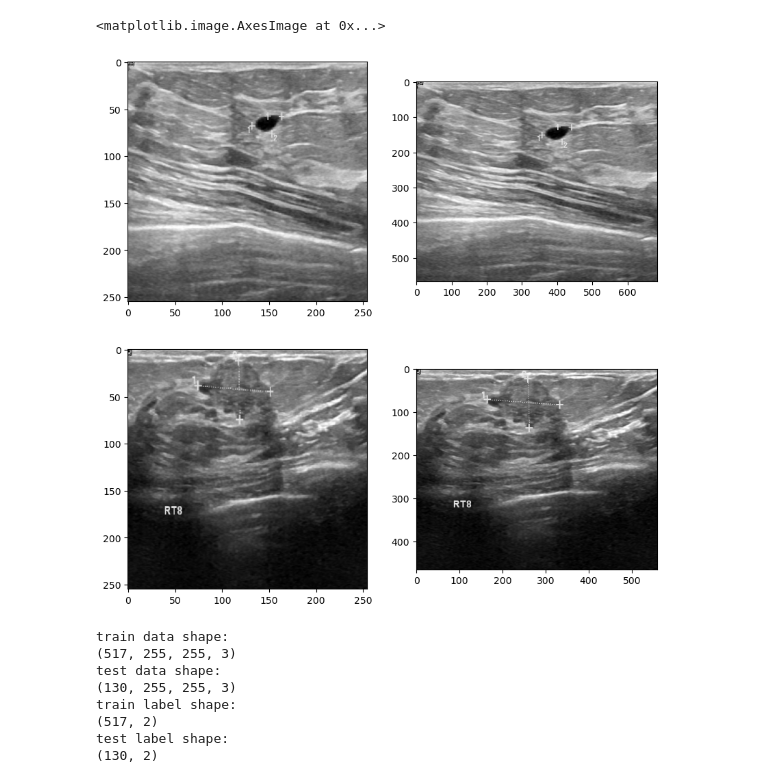
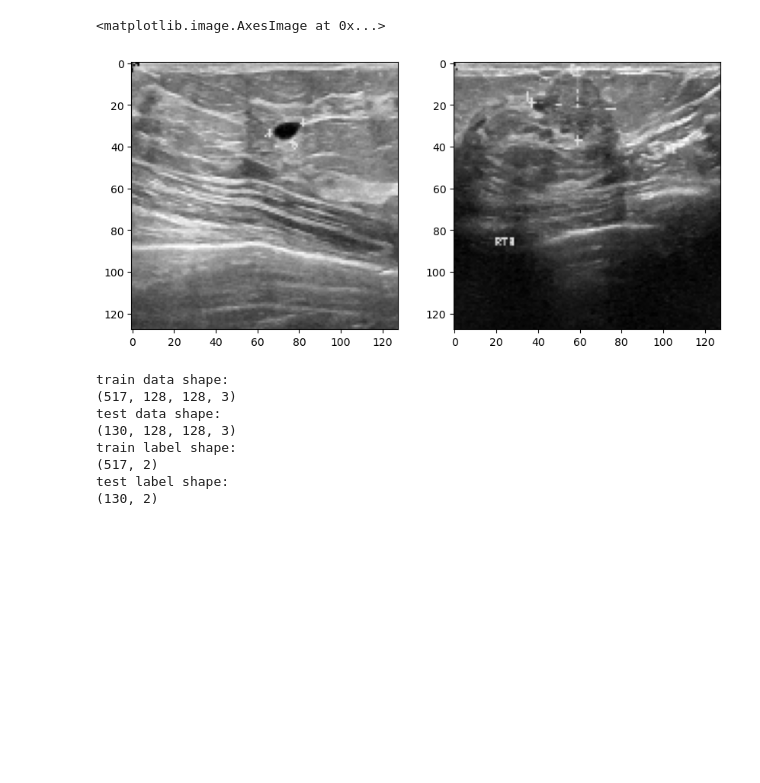
Before and after one commit to hasadp/t1-ml, a Jupyter notebook: t1.ipynb, the cells around one changed output. Drawn from its saved outputs; the diff is of its cells as text; code cells hidden in the pictures; blank space fills up the shorter version.

```diff
--- a/t1.ipynb
+++ b/t1.ipynb
@@ -55,17 +49,17 @@ load_original_images(folder_path+'malignant')
 # %%
 # Display the image
 fig = plt.figure(figsize=(10,10))
 fig.add_subplot(2,2,1)
 plt.imshow(images[0])
 fig.add_subplot(2,2,2)
-plt.imshow(original_images[0])
-fig.add_subplot(2,2,3)
 plt.imshow(images[1])
-fig.add_subplot(2,2,4)
-plt.imshow(original_images[1])
+# fig.add_subplot(2,2,3)
+# plt.imshow(original_images[0])
+# fig.add_subplot(2,2,4)
+# plt.imshow(original_images[1])
 # %% [output]
 <matplotlib.image.AxesImage at 0x...>
-[figure, old version]
+[figure, new version]
 # %%
 
 Data = np.asarray(images)
@@ -74,8 +68,8 @@ Labels = np.asarray(labels)
 X_train,X_test,y_train,y_test=train_test_split(Data,Labels,test_size=0.2,random_state=2)
 
 # normalize inputs from 0-255 to 0-1
-X_train = X_train / 255
-X_test = X_test / 255
+X_train = X_train / 128
+X_test = X_test / 128
 # one hot encode outputs
 y_train = np_utils.to_categorical(y_train)
 y_test = np_utils.to_categorical(y_test)
@@ -93,9 +87,9 @@ print (y_test.shape)
 #print (y_test)
 # %% [output]
 train data shape:
-(517, 255, 255, 3)
+(517, 128, 128, 3)
 test data shape:
-(130, 255, 255, 3)
+(130, 128, 128, 3)
 train label shape:
 (517, 2)
 test label shape:
```
Also changed, not shown: parts of 10 cells of this notebook, 2 other files.
